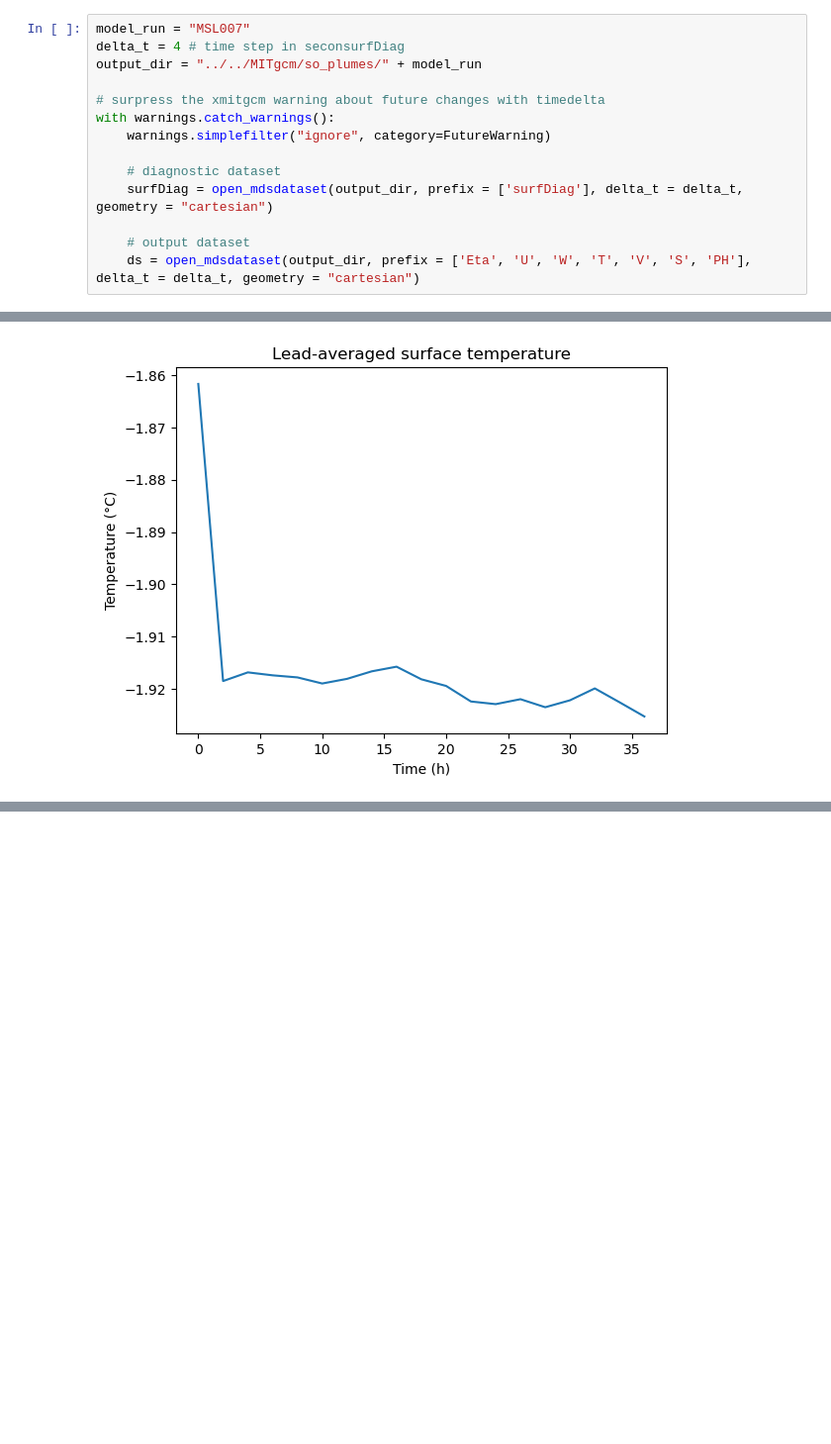
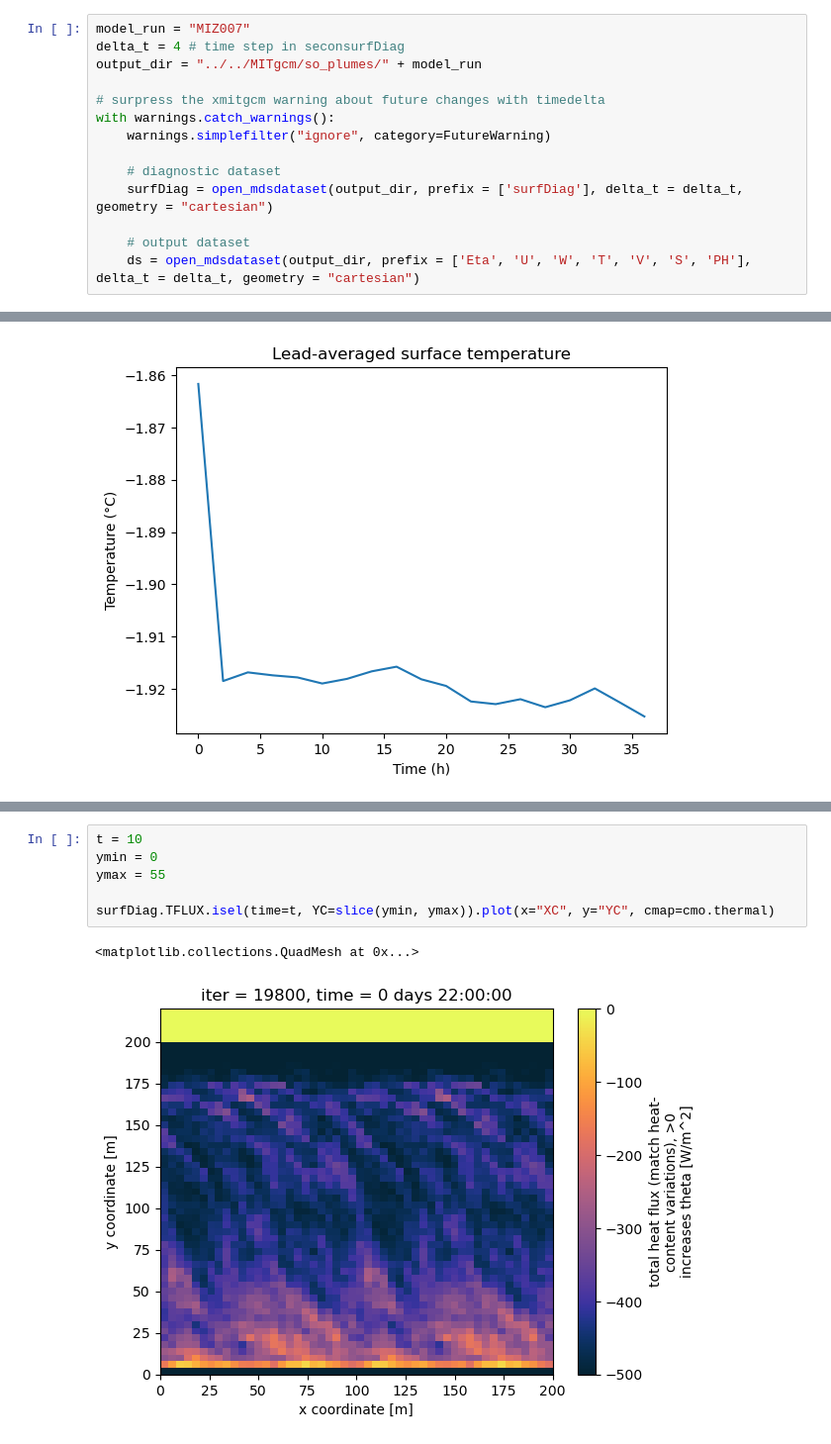
Before and after one commit to marlene-schramm/MSc_data_analysis, a Jupyter notebook: model_output/diag_surf_heat_flux.ipynb, the cells around one changed output, grey strips where cells are left out. Shown at 99% size. Saved outputs shown, nothing was run; the diff lists cells and outputs as text; blank space fills up the shorter version.

```diff
--- a/model_output/diag_surf_heat_flux.ipynb
+++ b/model_output/diag_surf_heat_flux.ipynb
@@ -22,7 +22,7 @@ import warnings
 # %% [markdown]
 ## Load Surface Diagnostics & Output
 # %%
-model_run = "MSL007"
+model_run = "MIZ007"
 delta_t = 4 # time step in seconsurfDiag
 output_dir = "../../MITgcm/so_plumes/" + model_run
 
@@ -114,0 +147,9 @@ Text(0.5, 1.0, 'Lead-averaged surface temperature')
+# %%
+t = 10
+ymin = 0
+ymax = 55
+
+surfDiag.TFLUX.isel(time=t, YC=slice(ymin, ymax)).plot(x="XC", y="YC", cmap=cmo.thermal)
+# %% [output]
+<matplotlib.collections.QuadMesh at 0x...>
+[figure, added]
```
Also changed, not shown: parts of 15 cells of this notebook.
